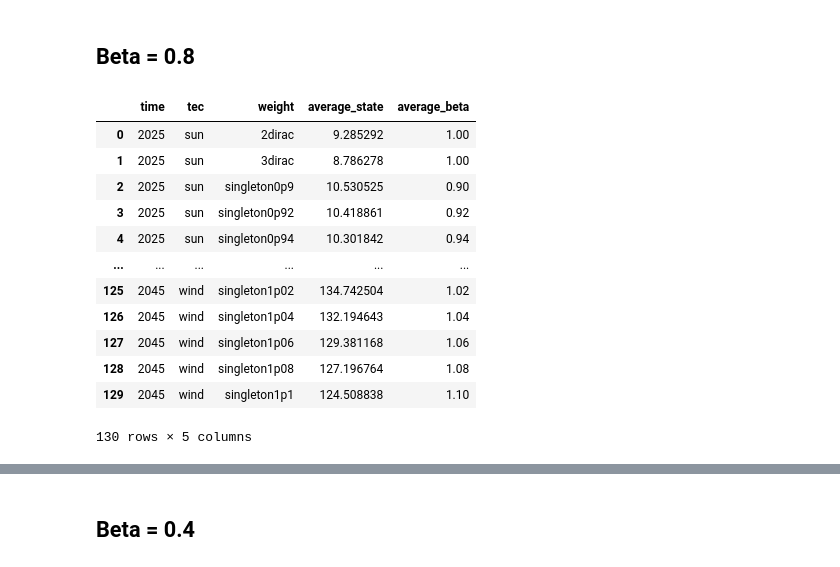
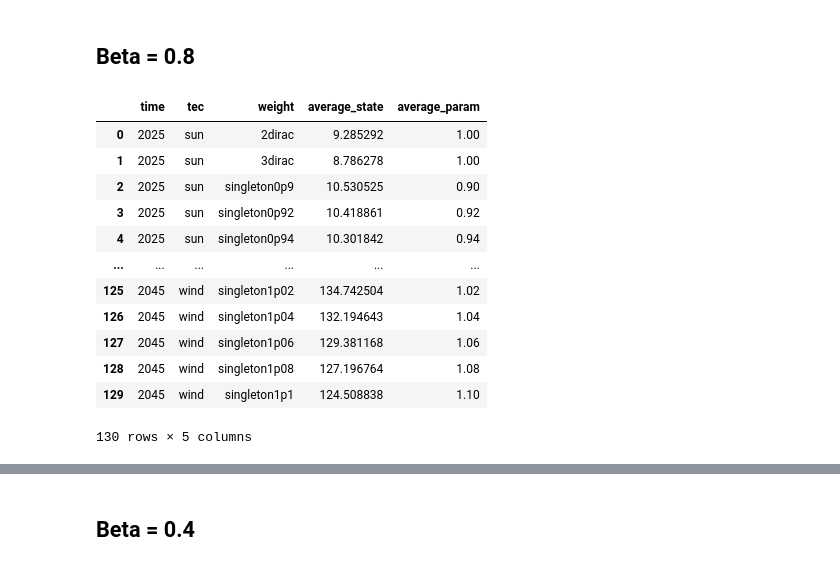
Before and after one commit to celiaescribe/investment_model_heterogeneity, a Jupyter notebook: plots_heterogeneity.ipynb, the cells around one changed output, grey strips where cells are left out. Cells and saved outputs as stored; diff of their text form; code cells hidden in the pictures.

```diff
--- a/plots_heterogeneity.ipynb
+++ b/plots_heterogeneity.ipynb
@@ -393,13 +413,13 @@ state_dataframe.loc[(state_dataframe.tec == 'wind') & ((state_dataframe.weight =
 # %%
 # Define a lambda function to compute the weighted mean:
 wm = lambda x: np.average(x, weights=tmp.loc[x.index, f"{name_param}_weight"])
 
 tmp = state_dataframe.loc[(state_dataframe.demand_trajectory == 'middle') & (state_dataframe.beta == '0p8')]
-tmp = tmp.groupby(["time", "tec", "weight"]).agg(average_state=("state", wm), average_beta=(name_param, wm))
+tmp = tmp.groupby(["time", "tec", "weight"]).agg(average_state=("state", wm), average_param=(name_param, wm))
 tmp = tmp.reset_index()
 tmp
 # %% [output]
-|  | time | tec | weight | average_state | average_beta |
+|  | time | tec | weight | average_state | average_param |
 | 0 | 2025 | sun | 2dirac | 9.285292 | 1.00 |
 | 1 | 2025 | sun | 3dirac | 8.786278 | 1.00 |
 | 2 | 2025 | sun | singleton0p9 | 10.530525 | 0.90 |
```
Also changed, not shown: parts of 27 cells of this notebook, 2 other files.
